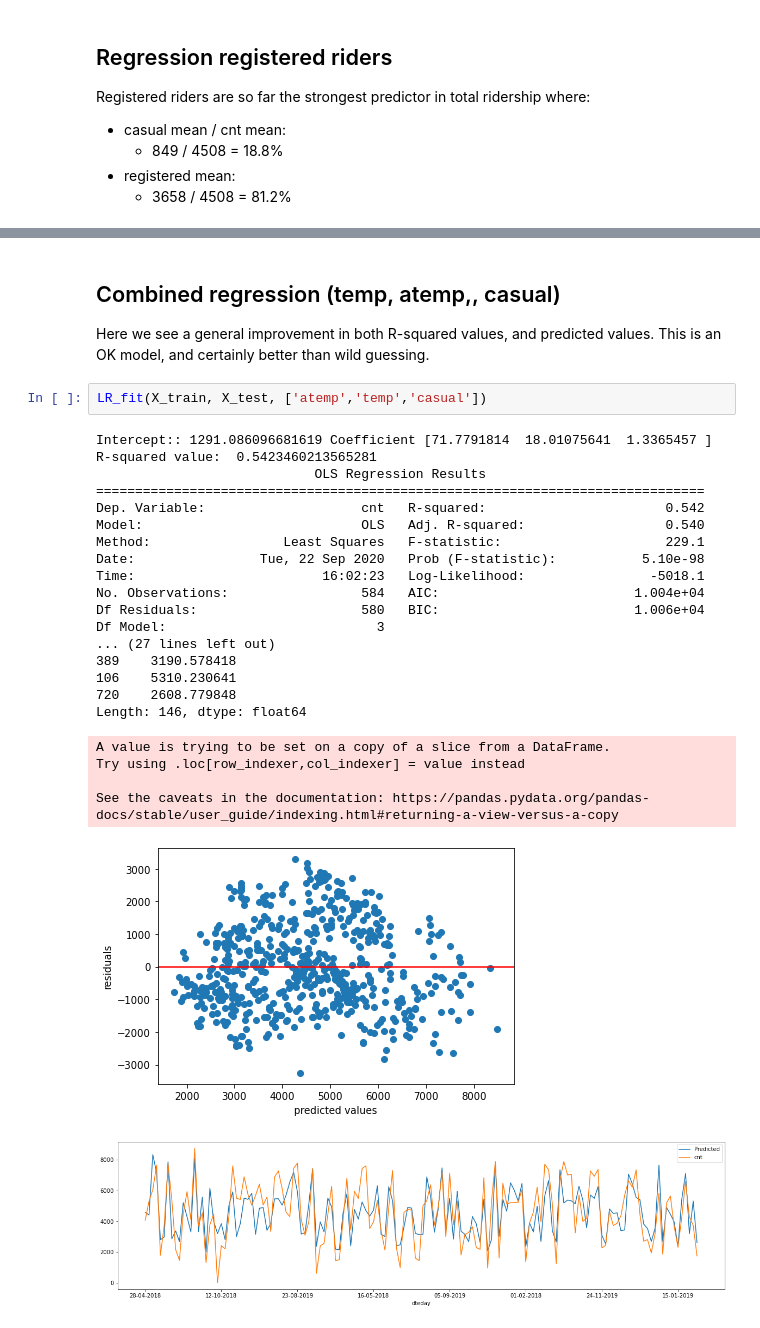
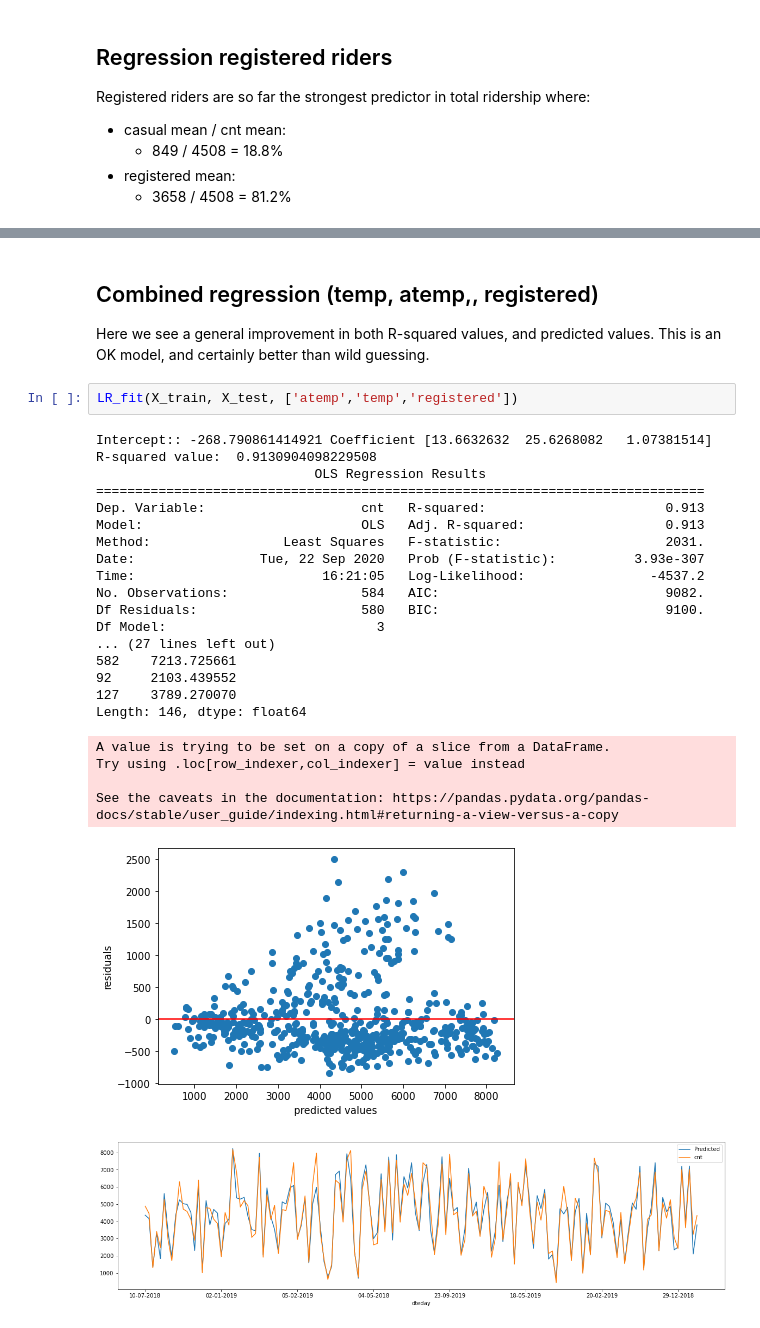
Before and after one commit to marcelthebridge/Data-602-Linear-Regression-Model-HW1, a Jupyter notebook: 602_HW1_Report.ipynb, the cells around one changed output, grey strips where cells are left out. Saved outputs shown, nothing was run; the diff lists cells and outputs as text.

```diff
--- a/602_HW1_Report.ipynb
+++ b/602_HW1_Report.ipynb
@@ -218,32 +218,32 @@ See the caveats in the documentation: https://pandas.pydata.org/pandas-docs/stab
 # %% [markdown]
-## Combined regression (temp, atemp,, casual)
+## Combined regression (temp, atemp,, registered)
 Here we see a general improvement in both R-squared values, and predicted values.  This is an OK model, and certainly better than wild guessing.
 # %%
-LR_fit(X_train, X_test, ['atemp','temp','casual'])
+LR_fit(X_train, X_test, ['atemp','temp','registered'])
 # %% [output]
-Intercept:: 1291.086096681619 Coefficient [71.7791814  18.01075641  1.3365457 ]
-R-squared value:  0.5423460213565281
+Intercept:: -268.790861414921 Coefficient [13.6632632  25.6268082   1.07381514]
+R-squared value:  0.9130904098229508
                             OLS Regression Results
 ==============================================================================
-Dep. Variable:                    cnt   R-squared:                       0.542
-Model:                            OLS   Adj. R-squared:                  0.540
-Method:                 Least Squares   F-statistic:                     229.1
-Date:                Tue, 22 Sep 2020   Prob (F-statistic):           5.10e-98
-Time:                        16:02:23   Log-Likelihood:                -5018.1
-No. Observations:                 584   AIC:                         1.004e+04
-Df Residuals:                     580   BIC:                         1.006e+04
+Dep. Variable:                    cnt   R-squared:                       0.913
+Model:                            OLS   Adj. R-squared:                  0.913
+Method:                 Least Squares   F-statistic:                     2031.
+Date:                Tue, 22 Sep 2020   Prob (F-statistic):          3.93e-307
+Time:                        16:21:05   Log-Likelihood:                -4537.2
+No. Observations:                 584   AIC:                             9082.
+Df Residuals:                     580   BIC:                             9100.
 Df Model:                           3
 ... (27 lines left out)
-389    3190.578418
-106    5310.230641
-720    2608.779848
+582    7213.725661
+92     2103.439552
+127    3789.270070
 Length: 146, dtype: float64
 A value is trying to be set on a copy of a slice from a DataFrame.
 Try using .loc[row_indexer,col_indexer] = value instead
 
 See the caveats in the documentation: https://pandas.pydata.org/pandas-docs/stable/user_guide/indexing.html#returning-a-view-versus-a-copy
-[figure, old version]
+[figure, new version]
-[figure, old version]
+[figure, new version]
 # %% [markdown]
 # Findings
 
```
Also changed, not shown: parts of 4 cells of this notebook.
